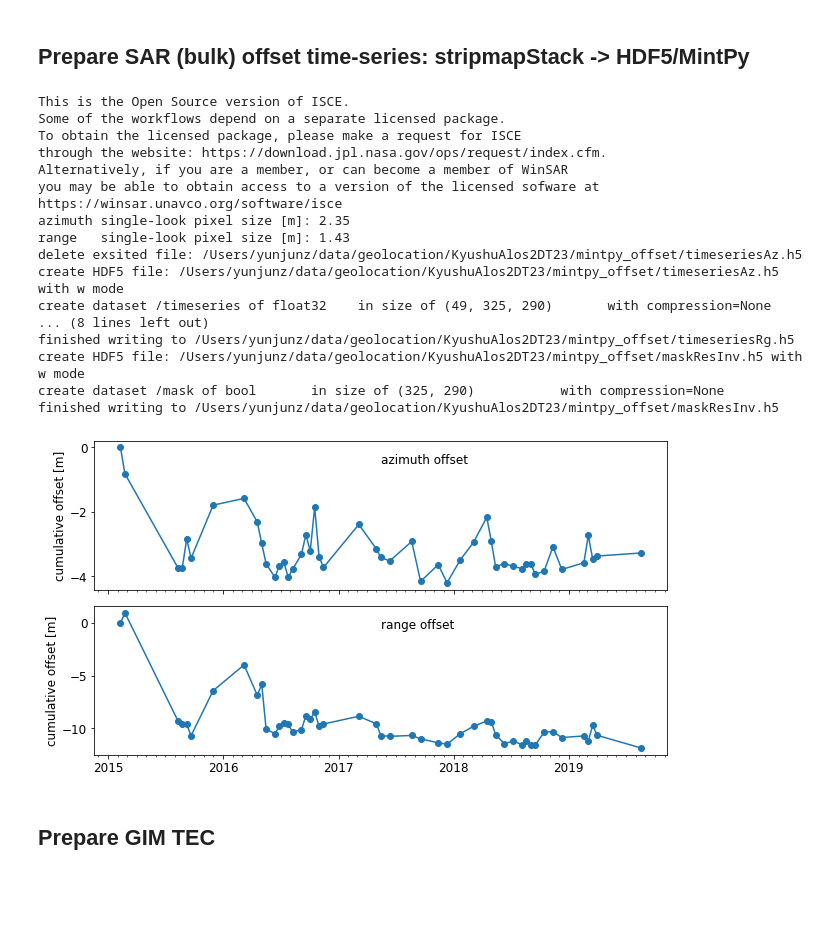
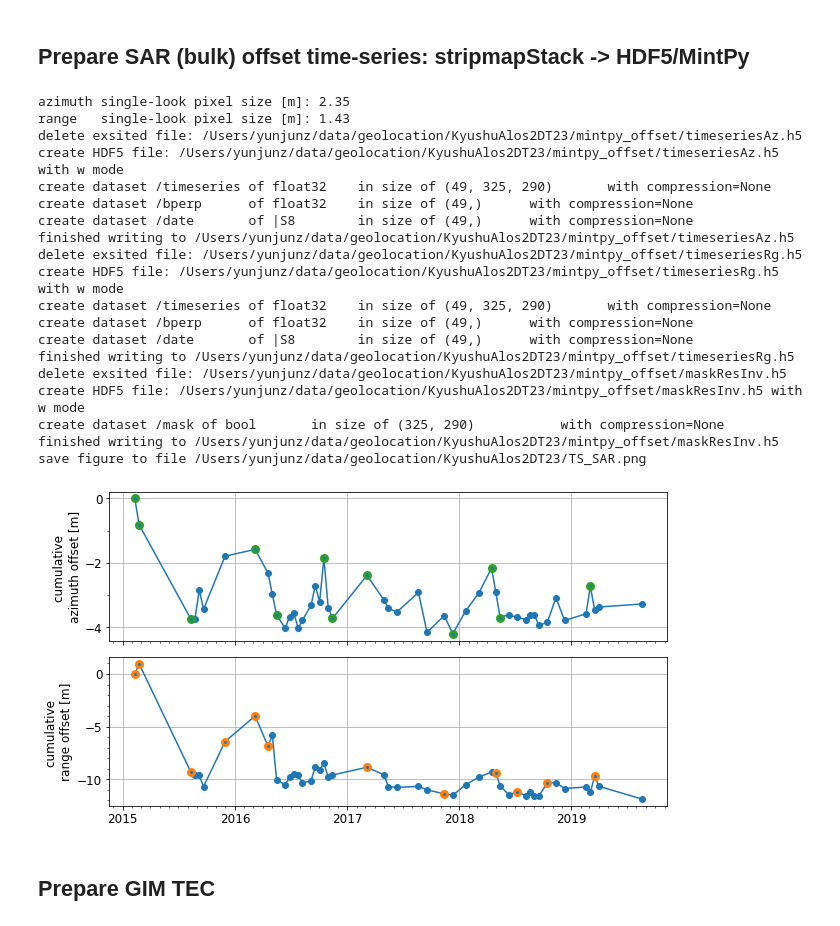
Before and after one commit to yunjunz/2022-Geolocation, a Jupyter notebook: prep_alos2.ipynb, the cells around one changed output. Saved outputs shown, nothing was run; the diff lists cells and outputs as text; code cells hidden in the pictures; blank space fills up the shorter version.

```diff
--- a/prep_alos2.ipynb
+++ b/prep_alos2.ipynb
@@ -17,6 +17,18 @@ proj_dir = os.path.expanduser('~/data/geolocation/KyushuAlos2DT23')
 work_dir = proj_dir
 os.chdir(work_dir)
 print('Go to directory:', work_dir)
+
+# dates for pioneer checking with Xiaoqing
+dates1 = [
+    '20150209', '20150223', '20150810', '20151130',
+    '20160307', '20160418', '20170306', '20171113',
+    '20180430', '20180709', '20181015', '20190318',
+]
+dates2 = [
+    '20150209', '20150223', '20150810', '20160307',
+    '20160516', '20161017', '20161114', '20170306',
+    '20171211', '20180416', '20180514', '20190304',
+]
 # %% [output]
 Go to directory: /Users/yunjunz/data/geolocation/KyushuAlos2DT23
 # %% [markdown]
@@ -72,45 +84,61 @@ writefile.write(az_off_grid, out_file=az_outfile, metadata=atr, ref_file=ref_ts_
 writefile.write(rg_off_grid, out_file=rg_outfile, metadata=atr, ref_file=ref_ts_file)
 
 # write maskResInv.h5
+geom_file = os.path.join(proj_dir, 'mintpy_offset/inputs/geometryRadar.h5')
 mask_file = os.path.join(proj_dir, 'mintpy_offset/maskResInv.h5')
 mask, atr = readfile.read(geom_file, datasetName='waterMask')
 atr['FILE_TYPE'] = 'mask'
 atr['UNIT'] = '1'
 writefile.write(mask, out_file=mask_file, metadata=atr)
 
 ##### plot
 times = ptime.date_list2vector(date_list)[0]
 fig, axs = plt.subplots(nrows=2, ncols=1, figsize=[9, 5], sharex=True)
 axs[0].plot(times, az_off, 'o-')
 axs[1].plot(times, rg_off, 'o-')
+# dates of interest for pioneer checking
+flag1 = np.array([i in dates1 for i in date_list])
+axs[1].plot(np.array(times)[flag1], rg_off[flag1], 'o', lw=0, color='C1', mfc='none', mew=3)
+flag2 = np.array([i in dates2 for i in date_list])
+axs[0].plot(np.array(times)[flag2], az_off[flag2], 'o', lw=0, color='C2', mfc='none', mew=3)
+
+
 # axis format
 for ax, ystep, label in zip(axs, [2,5], ['azimuth offset', 'range offset']):
     ax.yaxis.set_major_locator(ticker.MultipleLocator(ystep))
-    ax.set_ylabel('cumulative offset [m]')
-    ax.annotate(label, xy=(0.5, 0.85), xycoords='axes fraction', color='k', ha='left')
+    ax.yaxis.set_minor_locator(ticker.MultipleLocator(1))
+    ax.set_ylabel('cumulative \n{} [m]'.format(label))
+    #ax.annotate(label, xy=(0.5, 0.85), xycoords='axes fraction', color='k', ha='left')
+    ax.grid('on')
 pp.auto_adjust_xaxis_date(axs[1], times, every_year=1, buffer_year=None)
 fig.tight_layout()
+
 # output
+out_fig = os.path.join(work_dir, 'TS_SAR.png')
+print('save figure to file', out_fig)
+plt.savefig(out_fig, bbox_inches='tight', transparent=True, dpi=300)
 plt.show()
 # %% [output]
-This is the Open Source version of ISCE.
-Some of the workflows depend on a separate licensed package.
-To obtain the licensed package, please make a request for ISCE
-through the website: https://download.jpl.nasa.gov/ops/request/index.cfm.
-Alternatively, if you are a member, or can become a member of WinSAR
-you may be able to obtain access to a version of the licensed sofware at
-https://winsar.unavco.org/software/isce
 azimuth single-look pixel size [m]: 2.35
 range   single-look pixel size [m]: 1.43
 delete exsited file: /Users/yunjunz/data/geolocation/KyushuAlos2DT23/mintpy_offset/timeseriesAz.h5
 create HDF5 file: /Users/yunjunz/data/geolocation/KyushuAlos2DT23/mintpy_offset/timeseriesAz.h5 with w mode
 create dataset /timeseries of float32    in size of (49, 325, 290)       with compression=None
-... (8 lines left out)
+create dataset /bperp      of float32    in size of (49,)      with compression=None
+create dataset /date       of |S8        in size of (49,)      with compression=None
+finished writing to /Users/yunjunz/data/geolocation/KyushuAlos2DT23/mintpy_offset/timeseriesAz.h5
+delete exsited file: /Users/yunjunz/data/geolocation/KyushuAlos2DT23/mintpy_offset/timeseriesRg.h5
+create HDF5 file: /Users/yunjunz/data/geolocation/KyushuAlos2DT23/mintpy_offset/timeseriesRg.h5 with w mode
+create dataset /timeseries of float32    in size of (49, 325, 290)       with compression=None
+create dataset /bperp      of float32    in size of (49,)      with compression=None
+create dataset /date       of |S8        in size of (49,)      with compression=None
 finished writing to /Users/yunjunz/data/geolocation/KyushuAlos2DT23/mintpy_offset/timeseriesRg.h5
+delete exsited file: /Users/yunjunz/data/geolocation/KyushuAlos2DT23/mintpy_offset/maskResInv.h5
 create HDF5 file: /Users/yunjunz/data/geolocation/KyushuAlos2DT23/mintpy_offset/maskResInv.h5 with w mode
 create dataset /mask of bool       in size of (325, 290)           with compression=None
 finished writing to /Users/yunjunz/data/geolocation/KyushuAlos2DT23/mintpy_offset/maskResInv.h5
+save figure to file /Users/yunjunz/data/geolocation/KyushuAlos2DT23/TS_SAR.png
-[figure, old version]
+[figure, new version]
 # %% [markdown]
 ## Prepare GIM TEC
 # %%
```
Also changed, not shown: parts of 2 cells of this notebook.
